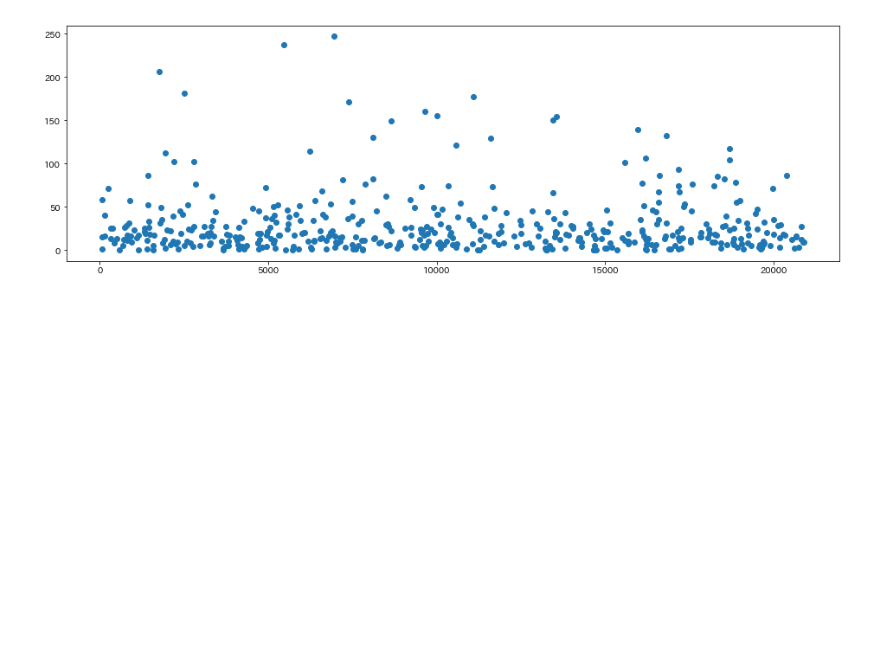
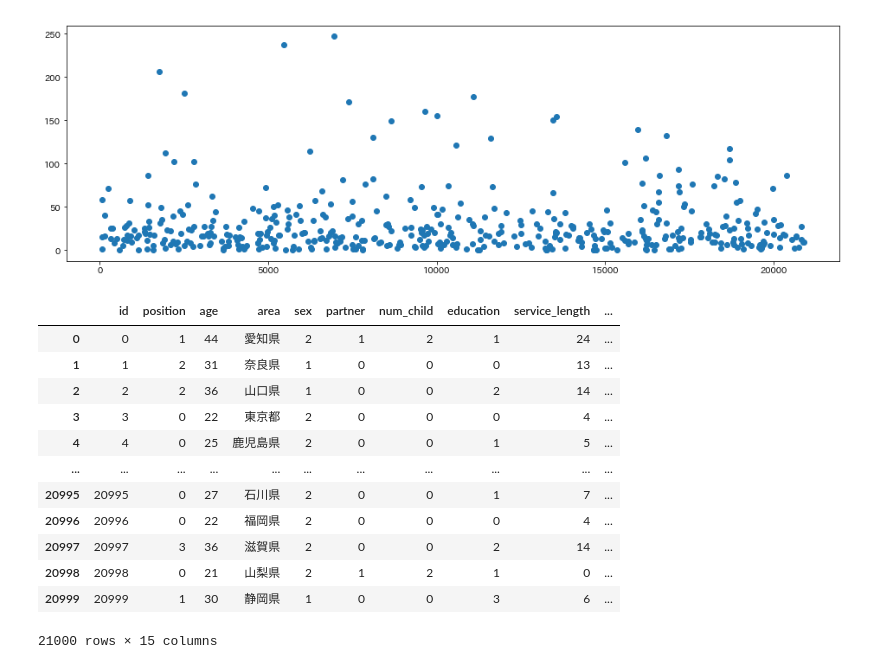
Before and after one commit to Naoki1101/ProbSpace_salary, a Jupyter notebook: notebooks/EDA_OKINAWA.ipynb, the cells around one changed output. Cells and saved outputs as stored; diff of their text form; code cells hidden in the pictures; blank space fills up the shorter version.

```diff
--- a/notebooks/EDA_OKINAWA.ipynb
+++ b/notebooks/EDA_OKINAWA.ipynb
@@ -22,3 +22,19 @@ plt.plot(df.sort_values(by='salary', ascending=False)['ae'], 'o')
 # %% [output]
 [<matplotlib.lines.Line2D at 0x...>]
 [figure]
+# %%
+train
+# %% [output]
+|  | id | position | age | area | sex | partner | num_child | education | service_length | ... |
+| 0 | 0 | 1 | 44 | 愛知県 | 2 | 1 | 2 | 1 | 24 | ... |
+| 1 | 1 | 2 | 31 | 奈良県 | 1 | 0 | 0 | 0 | 13 | ... |
+| 2 | 2 | 2 | 36 | 山口県 | 1 | 0 | 0 | 2 | 14 | ... |
+| 3 | 3 | 0 | 22 | 東京都 | 2 | 0 | 0 | 0 | 4 | ... |
+| 4 | 4 | 0 | 25 | 鹿児島県 | 2 | 0 | 0 | 1 | 5 | ... |
+| ... | ... | ... | ... | ... | ... | ... | ... | ... | ... | ... |
+| 20995 | 20995 | 0 | 27 | 石川県 | 2 | 0 | 0 | 1 | 7 | ... |
+| 20996 | 20996 | 0 | 22 | 福岡県 | 2 | 0 | 0 | 0 | 4 | ... |
+| 20997 | 20997 | 3 | 36 | 滋賀県 | 2 | 0 | 0 | 2 | 14 | ... |
+| 20998 | 20998 | 0 | 21 | 山梨県 | 2 | 1 | 2 | 1 | 0 | ... |
+| 20999 | 20999 | 1 | 30 | 静岡県 | 1 | 0 | 0 | 3 | 6 | ... |
+21000 rows × 15 columns
```
Also changed, not shown: parts of 1 cell of this notebook, 10 other files.
